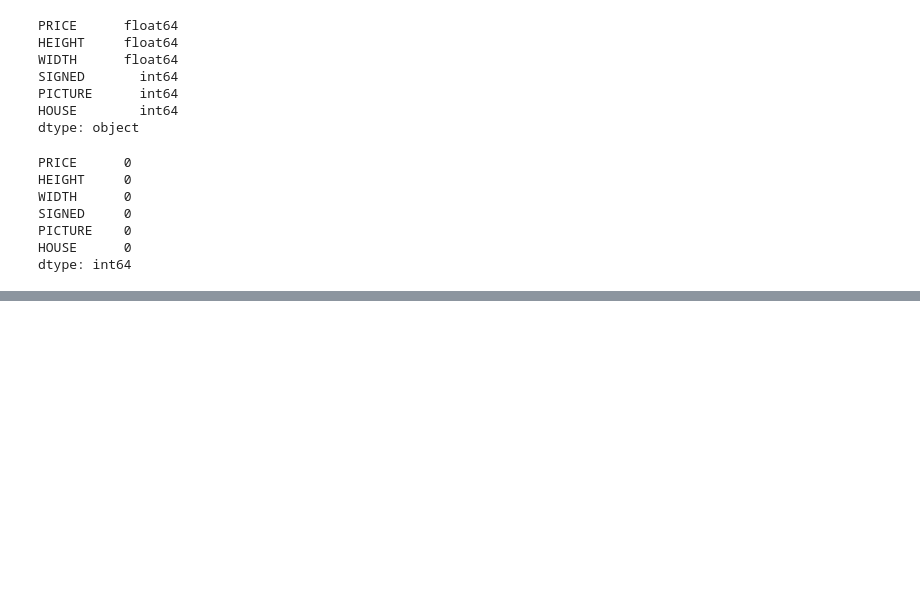
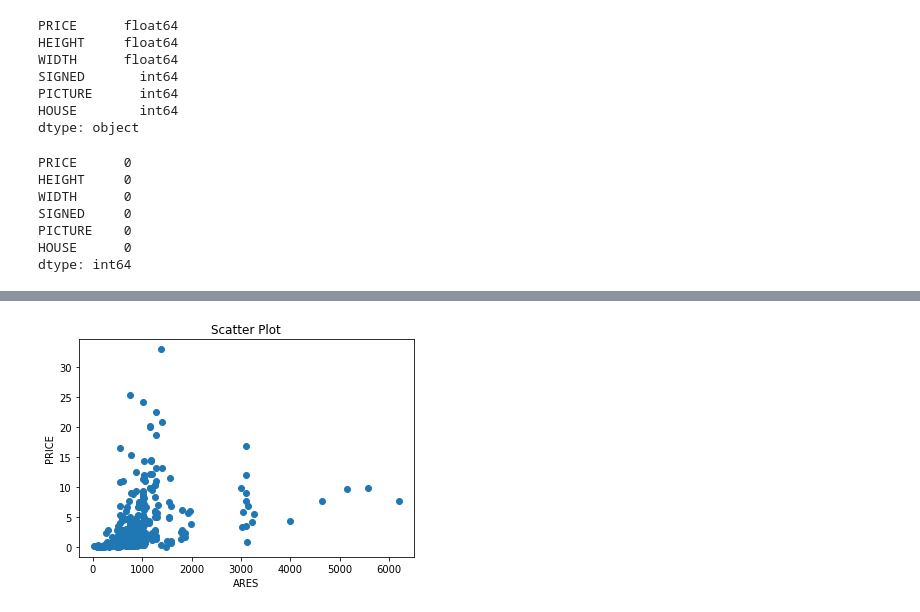
Before and after one commit to rghimre3/INFO5505_Machine_Learning_for-_Data_Scientist, a Jupyter notebook: INFO5505_Linear_Regression_(Assignment_1).ipynb, the cells around one changed output, grey strips where cells are left out. Cells and saved outputs as stored; diff of their text form; code cells hidden in the pictures; blank space fills up the shorter version.

```diff
--- a/INFO5505_Linear_Regression_(Assignment_1).ipynb
+++ b/INFO5505_Linear_Regression_(Assignment_1).ipynb
@@ -78,0 +81,2 @@ plt.plot(df['PRICE'],df['HEIGHT'])
+# %%
+df['AREA']=df['HEIGHT']*df['WIDTH']
@@ -78,0 +92,11 @@ plt.plot(df['PRICE'],df['HEIGHT'])
+# %%
+plt.scatter(df['AREA'], df['PRICE'])
+# add labels and title
+plt.xlabel('ARES')
+plt.ylabel('PRICE')
+plt.title('Scatter Plot')
+
+# display the plot
+plt.show()
+# %% [output]
+[figure, added]
```
Also changed, not shown: parts of 4 cells of this notebook.
